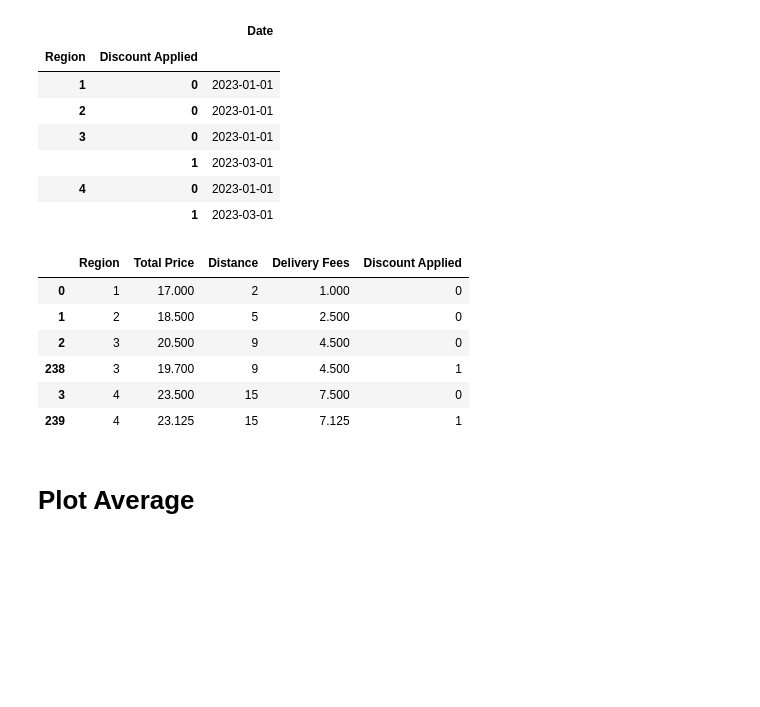
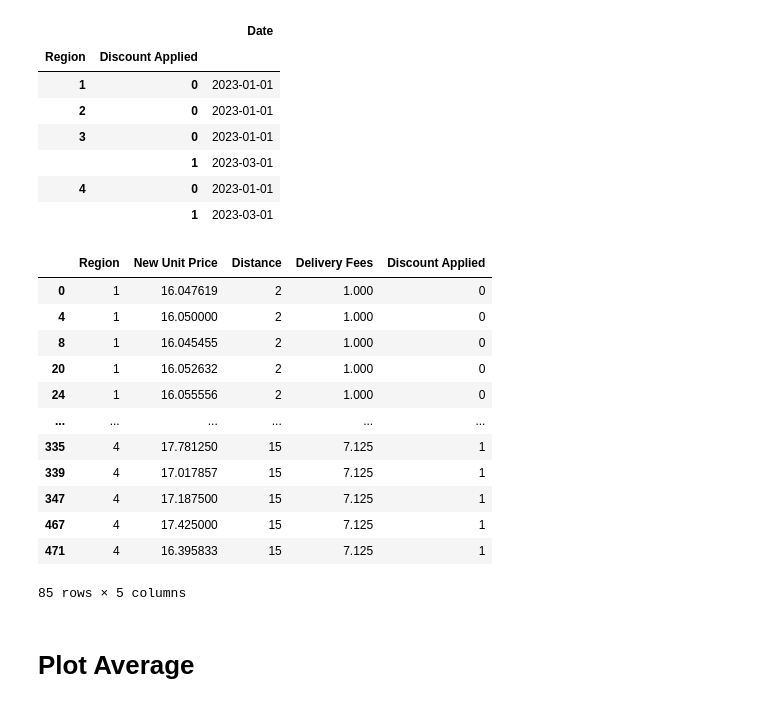
Before and after one commit to Alphteow/EconsModel, a Jupyter notebook: Econ_Group_Project3.ipynb, the cells around one changed output. Saved outputs shown, nothing was run; the diff lists cells and outputs as text; code cells hidden in the pictures; blank space fills up the shorter version.

Commit message:
new price

```diff
--- a/Econ_Group_Project3.ipynb
+++ b/Econ_Group_Project3.ipynb
@@ -24,6 +24,9 @@ def get_all_dates(start_date, end_date):
 # EDA
 # %%
 df = pd.read_csv('./Project3Data.csv')
-df['Total Price'] = df['Delivery Fees'] + df['Unit Price']
+df['New Unit Price'] = (df['Delivery Fees'] + (df['Unit Price']*df['Quantity Ordered']))/df['Quantity Ordered']
+# df['Total Price'] = (df['Delivery Fees'] + (df['Unit Price']*df['Quantity Ordered']))/df['Quantity Ordered']
 # df = df.dropna()
 df.head()
+
+df.to_excel('Project3Data_W_newpricing.xlsx')
@@ -67,15 +63,21 @@ df[['Region','Discount Applied','Date']].groupby(['Region','Discount Applied']).
 |  | 1 | 2023-03-01 |
 # %%
 # unique values
-df[['Region','Total Price','Distance','Delivery Fees','Discount Applied']].drop_duplicates().sort_values(by=['Region','Distance'])
+df[['Region','New Unit Price','Distance','Delivery Fees','Discount Applied']].drop_duplicates().sort_values(by=['Region','Distance'])
 # %% [output]
-|  | Region | Total Price | Distance | Delivery Fees | Discount Applied |
-| 0 | 1 | 17.000 | 2 | 1.000 | 0 |
-| 1 | 2 | 18.500 | 5 | 2.500 | 0 |
-| 2 | 3 | 20.500 | 9 | 4.500 | 0 |
-| 238 | 3 | 19.700 | 9 | 4.500 | 1 |
-| 3 | 4 | 23.500 | 15 | 7.500 | 0 |
-| 239 | 4 | 23.125 | 15 | 7.125 | 1 |
+|  | Region | New Unit Price | Distance | Delivery Fees | Discount Applied |
+| 0 | 1 | 16.047619 | 2 | 1.000 | 0 |
+| 4 | 1 | 16.050000 | 2 | 1.000 | 0 |
+| 8 | 1 | 16.045455 | 2 | 1.000 | 0 |
+| 20 | 1 | 16.052632 | 2 | 1.000 | 0 |
+| 24 | 1 | 16.055556 | 2 | 1.000 | 0 |
+| ... | ... | ... | ... | ... | ... |
+| 335 | 4 | 17.781250 | 15 | 7.125 | 1 |
+| 339 | 4 | 17.017857 | 15 | 7.125 | 1 |
+| 347 | 4 | 17.187500 | 15 | 7.125 | 1 |
+| 467 | 4 | 17.425000 | 15 | 7.125 | 1 |
+| 471 | 4 | 16.395833 | 15 | 7.125 | 1 |
+85 rows × 5 columns
 # %% [markdown]
 # Plot Average
 # %%
```
Also changed, not shown: parts of 2 cells of this notebook, 1 other file.
